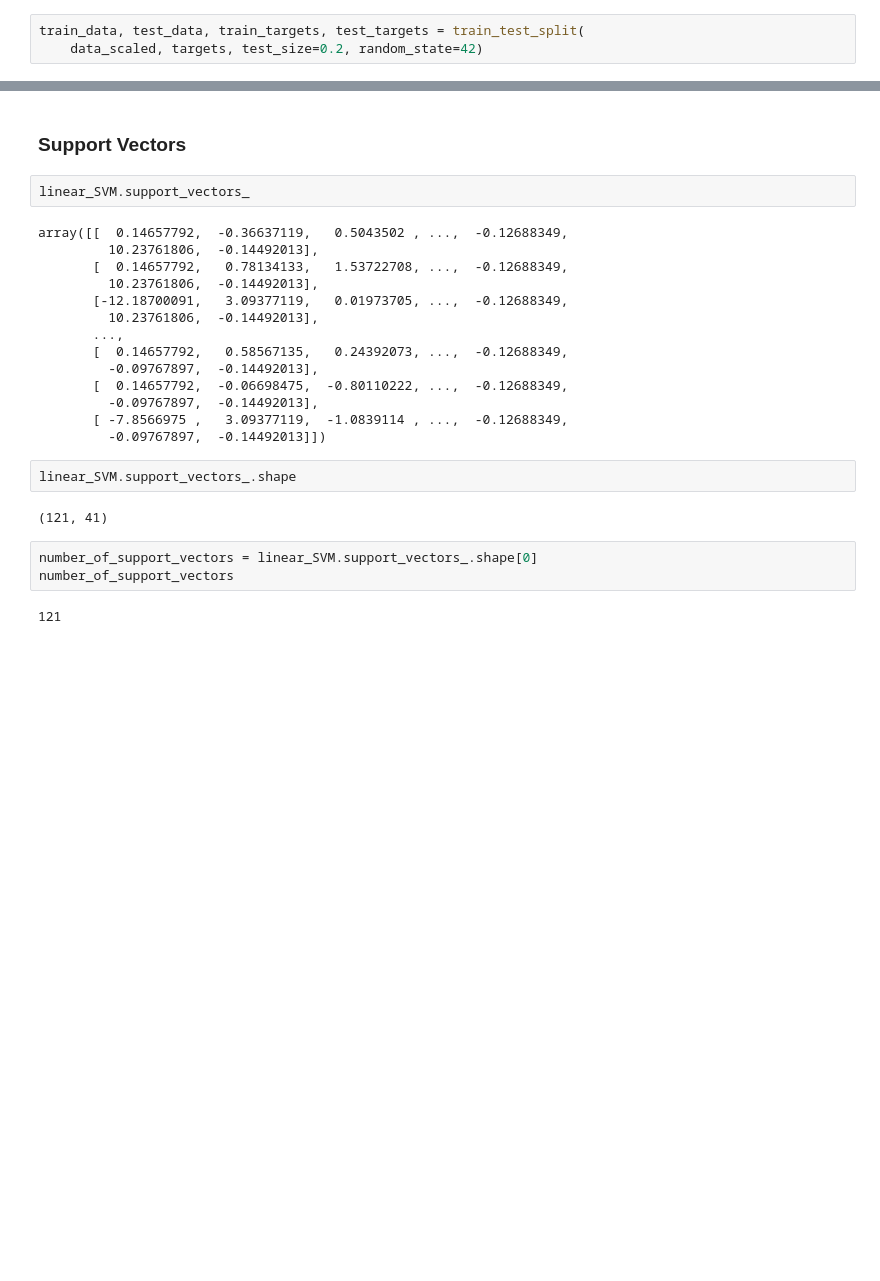
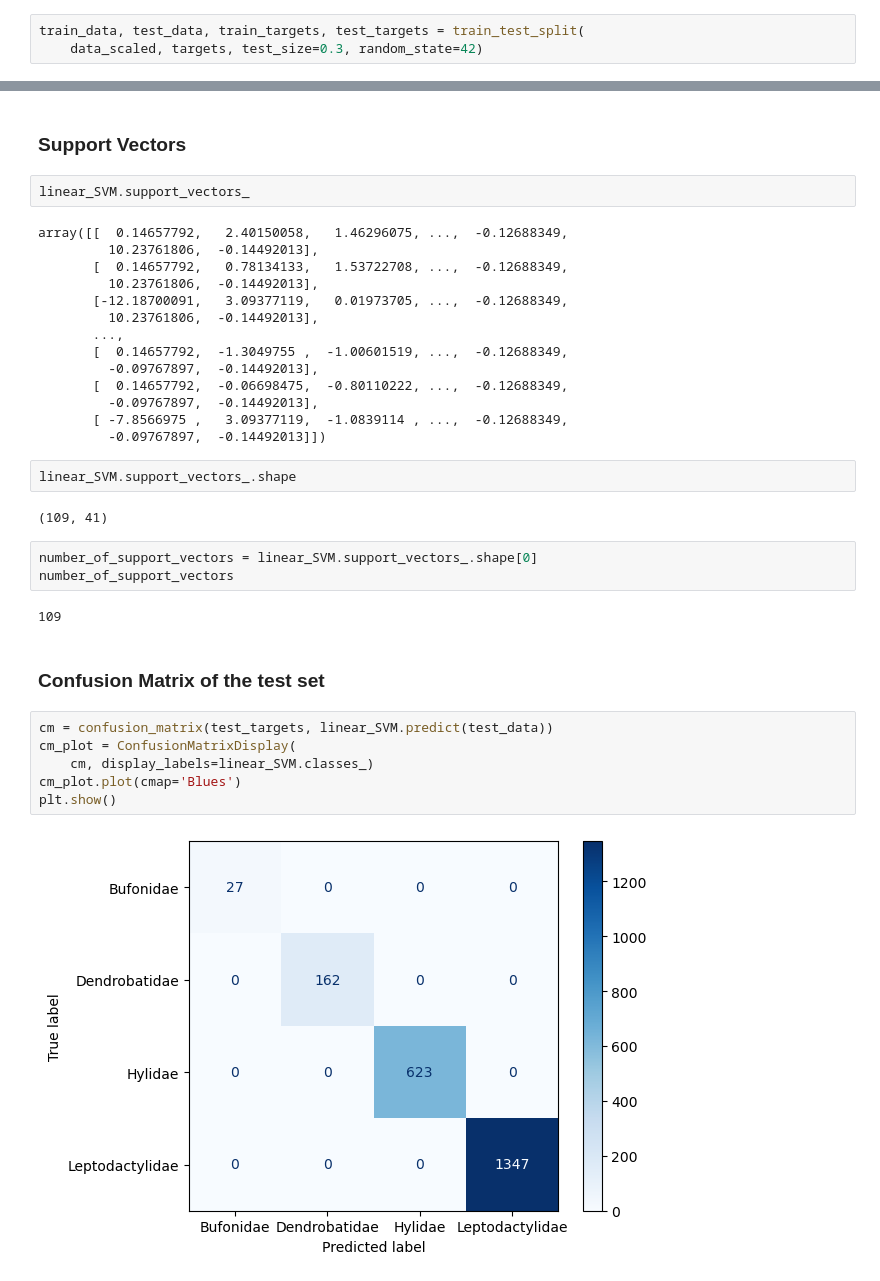
Before and after one commit to ErfanRasti/MachineLearningProjects, a Jupyter notebook: SupportVectorMachines/AnuranFamiliesRecognition.ipynb, the cells around one changed output, grey strips where cells are left out. Cells and saved outputs as stored; diff of their text form; blank space fills up the shorter version.

Commit message:
Evaluating the model using confusion matrix

```diff
--- a/SupportVectorMachines/AnuranFamiliesRecognition.ipynb
+++ b/SupportVectorMachines/AnuranFamiliesRecognition.ipynb
@@ -43,4 +45,4 @@ data_scaled = scalar.fit_transform(data)
 ## Splitting the dataset into the Training set and Test set
 # %%
 train_data, test_data, train_targets, test_targets = train_test_split(
-    data_scaled, targets, test_size=0.2, random_state=42)
+    data_scaled, targets, test_size=0.3, random_state=42)
@@ -68,14 +74,14 @@ linear_SVM.score(test_data, test_targets)
 # %%
 linear_SVM.support_vectors_
 # %% [output]
-array([[  0.14657792,  -0.36637119,   0.5043502 , ...,  -0.12688349,
+array([[  0.14657792,   2.40150058,   1.46296075, ...,  -0.12688349,
          10.23761806,  -0.14492013],
        [  0.14657792,   0.78134133,   1.53722708, ...,  -0.12688349,
          10.23761806,  -0.14492013],
        [-12.18700091,   3.09377119,   0.01973705, ...,  -0.12688349,
          10.23761806,  -0.14492013],
        ...,
-       [  0.14657792,   0.58567135,   0.24392073, ...,  -0.12688349,
+       [  0.14657792,  -1.3049755 ,  -1.00601519, ...,  -0.12688349,
          -0.09767897,  -0.14492013],
        [  0.14657792,  -0.06698475,  -0.80110222, ...,  -0.12688349,
          -0.09767897,  -0.14492013],
@@ -84,9 +90,19 @@ array([[  0.14657792,  -0.36637119,   0.5043502 , ...,  -0.12688349,
 # %%
 linear_SVM.support_vectors_.shape
 # %% [output]
-(121, 41)
+(109, 41)
 # %%
 number_of_support_vectors = linear_SVM.support_vectors_.shape[0]
 number_of_support_vectors
 # %% [output]
-121
+109
+# %% [markdown]
+### Confusion Matrix of the test set
+# %%
+cm = confusion_matrix(test_targets, linear_SVM.predict(test_data))
+cm_plot = ConfusionMatrixDisplay(
+    cm, display_labels=linear_SVM.classes_)
+cm_plot.plot(cmap='Blues')
+plt.show()
+# %% [output]
+[figure, added]
```
Also changed, not shown: parts of 2 cells of this notebook.
